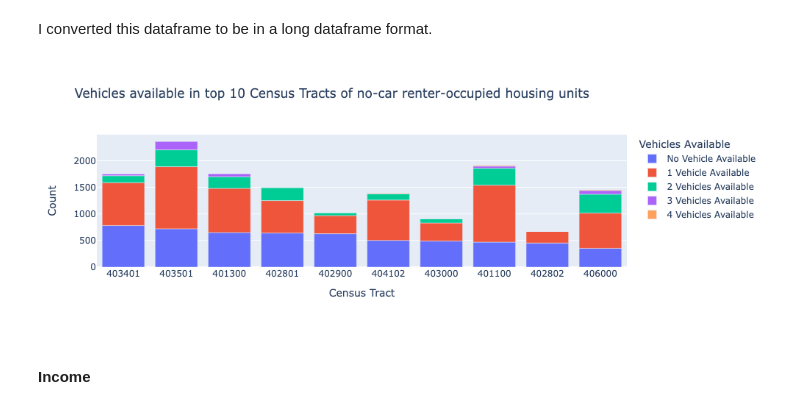
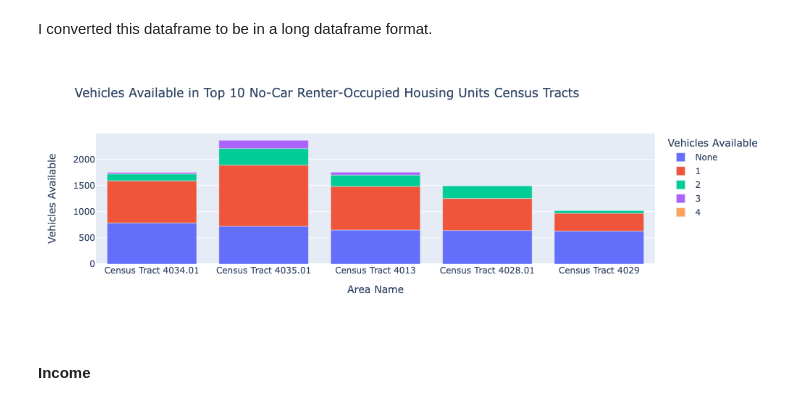
Before and after one commit to pkkapshikar/real-time-info, a Jupyter notebook: group_assignments/week3/51a/actransit_51a_analysis_week3.ipynb, the cells around one changed output. Saved outputs shown, nothing was run; the diff lists cells and outputs as text; code cells hidden in the pictures.

```diff
--- a/group_assignments/week3/51a/actransit_51a_analysis_week3.ipynb
+++ b/group_assignments/week3/51a/actransit_51a_analysis_week3.ipynb
@@ -88,4 +87,7 @@ for i in range(6):
 # %% [markdown]
 I filtered out the top 10 tracts that have the most zero-car households.
 # %%
-top_zero_car_tracts = geo_df.sort_values(by="No Vehicle Available", ascending = False).head(10)
+top_zero_car_tracts = geo_df.sort_values(by="No Vehicle Available", ascending = False).head(5)
+top_zero_car_tracts = top_zero_car_tracts.rename(columns={'No Vehicle Available':'None','1 Vehicle Available': '1','2 Vehicles Available':'2','3 Vehicles Available':'3','4 Vehicles Available':'4','5 or More Vehicles Available':'5'})
+# %%
+top_zero_car_tracts['Area Name'] = top_zero_car_tracts['Area Name'].str.replace("Census Tract ", "")
@@ -92,20 +111,20 @@ top_zero_car_tracts = geo_df.sort_values(by="No Vehicle Available", ascending =
 # %% [markdown]
 I converted this dataframe to be in a long dataframe format.
 # %%
-vehicles_long = pd.melt(top_zero_car_tracts, id_vars='Census Tract', value_vars=vehicle_counts[0:5])
+vehicles_long = pd.melt(top_zero_car_tracts, id_vars='Area Name', value_vars=vehicle_counts[0:5])
 # %%
-vehicles_long["Census Tract"] = vehicles_long["Census Tract"].astype(str)
+vehicles_long["Area Name"] = vehicles_long["Area Name"].astype(str)
 # %%
-fig = px.bar(vehicles_long, x="Census Tract", y="value", color="variable",
+fig = px.bar(vehicles_long, x="Area Name", y="value", color="variable",
             labels={
-                     "value": "Count",
+                     "value": "Vehicles Available",
                      "variable": "Vehicles Available",
                  },
-                title="Vehicles available in top 10 Census Tracts of no-car renter-occupied housing units")
+                title="Vehicles Available in Top 10 No-Car Renter-Occupied Housing Units Census Tracts")
 
 fig.show()
 # %% [output]
-[figure, old version]
+[figure, new version]
 # %% [markdown]
 #### Income
 # %% [markdown]
```
Also changed, not shown: parts of 5 cells of this notebook.
